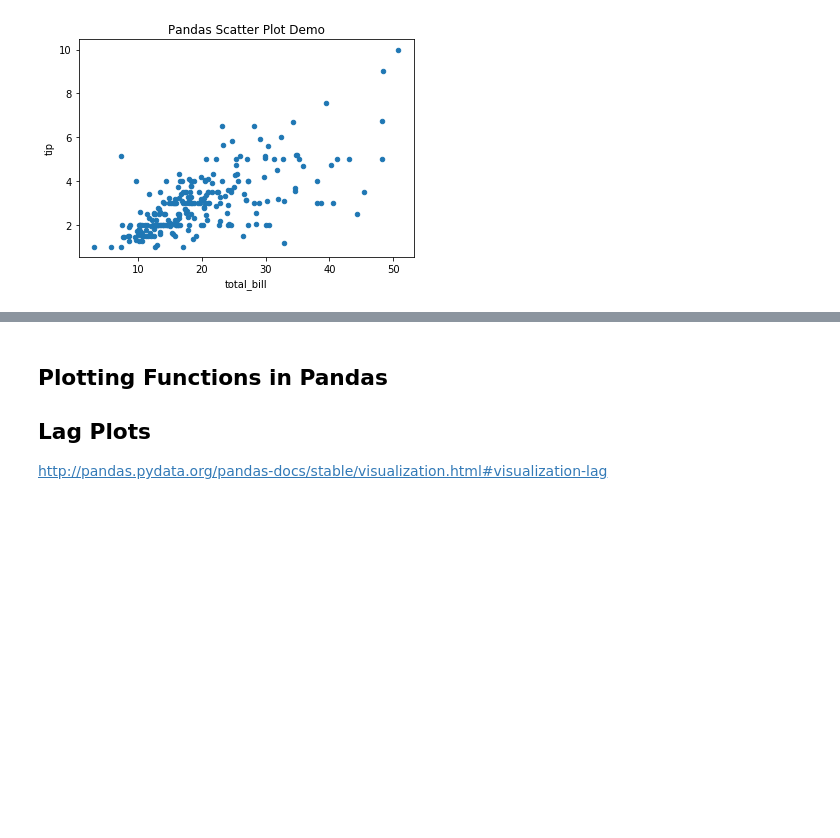
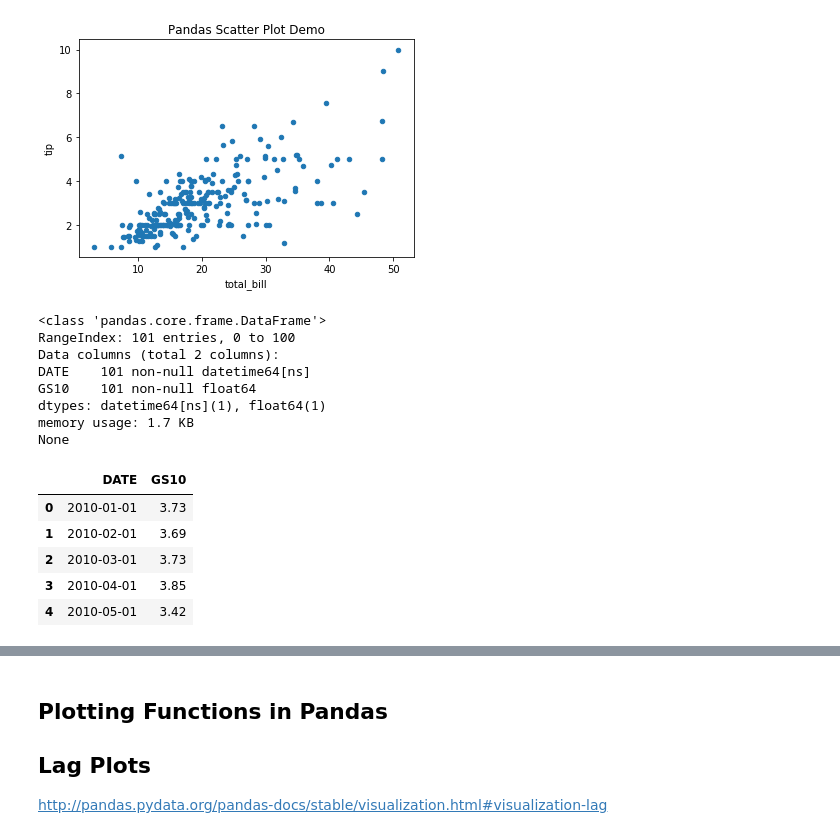
Before and after one commit to jaspajjr/pydata-visualisation, a Jupyter notebook: pandas-plotting.ipynb, the cells around one changed output, grey strips where cells are left out. Drawn from its saved outputs; the diff is of its cells as text; code cells hidden in the pictures; blank space fills up the shorter version.

```diff
--- a/pandas-plotting.ipynb
+++ b/pandas-plotting.ipynb
@@ -36,3 +36,27 @@ None
 df.plot(x='total_bill', y='tip', kind='scatter', title='Pandas Scatter Plot Demo');
 # %% [output]
 [figure]
+# %%
+import pandas_datareader as pdr
+
+df = pdr.get_data_fred('GS10')
+df = df.reset_index()
+
+print(df.info())
+
+df.head()
+# %% [output]
+<class 'pandas.core.frame.DataFrame'>
+RangeIndex: 101 entries, 0 to 100
+Data columns (total 2 columns):
+DATE    101 non-null datetime64[ns]
+GS10    101 non-null float64
+dtypes: datetime64[ns](1), float64(1)
+memory usage: 1.7 KB
+None
+|  | DATE | GS10 |
+| 0 | 2010-01-01 | 3.73 |
+| 1 | 2010-02-01 | 3.69 |
+| 2 | 2010-03-01 | 3.73 |
+| 3 | 2010-04-01 | 3.85 |
+| 4 | 2010-05-01 | 3.42 |
```
Also changed, not shown: parts of 1 cell of this notebook, 2 other files.
